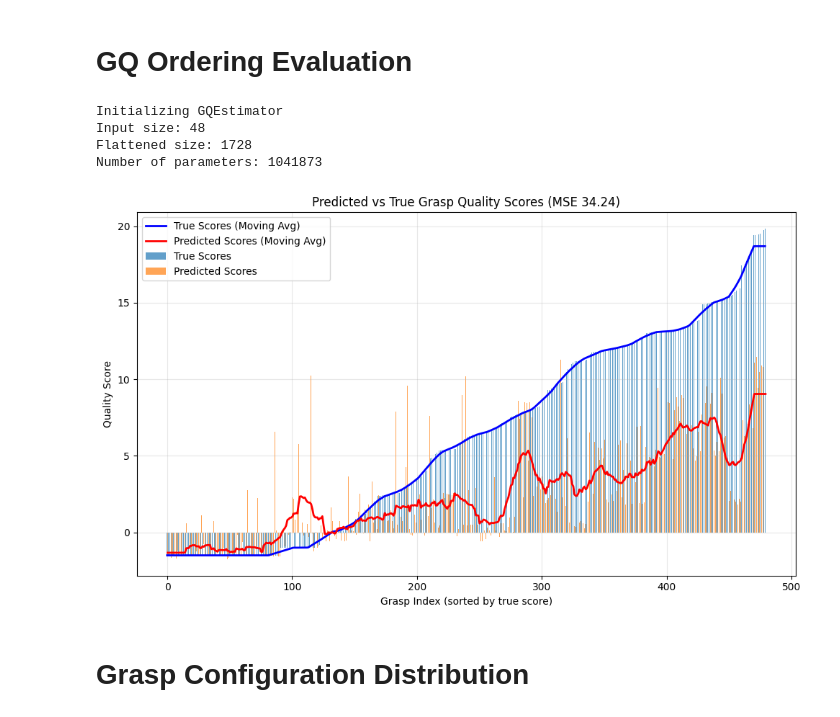
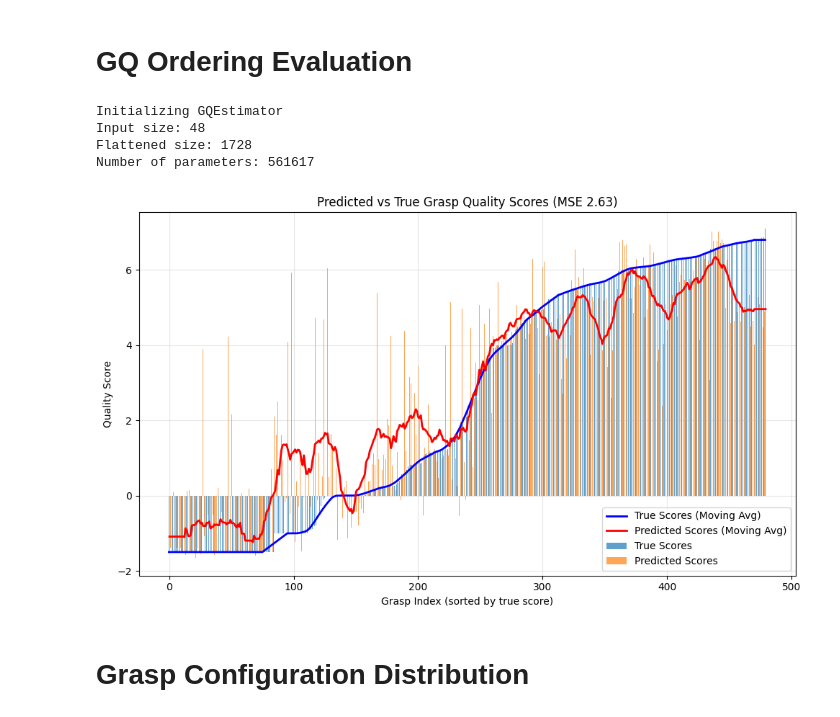
Before and after one commit to hannesill/grasp-quality, a Jupyter notebook: experiments.ipynb, the cells around one changed output. Saved outputs shown, nothing was run; the diff lists cells and outputs as text; code cells hidden in the pictures.

```diff
--- a/experiments.ipynb
+++ b/experiments.ipynb
@@ -14,0 +17,20 @@ Found 15547 scenes
+# %%
+sample = dataset[3*480]
+sdf = sample['sdf']
+
+# Create a figure
+plt.figure(figsize=(10, 6))
+
+# Plot the middle slice of the SDF
+slice_idx = int(sdf.shape[2] * 0.5)
+plt.imshow(sdf[:, :, slice_idx], cmap='RdBu')
+
+# Add a colorbar
+plt.colorbar(label='SDF Value')
+
+# Add labels and title
+plt.xlabel('X')
+plt.ylabel('Y')
+plt.title(f'SDF Visualization (Z slice {slice_idx})')
+
+plt.show()
@@ -16,9 +40,9 @@ Found 15547 scenes
 # GQ Ordering Evaluation
 # %%
 device = torch.device('cuda' if torch.cuda.is_available() else 'cpu')
-model_path = "checkpoints/gq/hi0718-5M-b128-llr1e-3-m_l_base_8_cont.pth"
+model_path = "checkpoints/gq/hi0718-5M-b128-llr1e-3-m_l_base_8_v2.pth"
 # model_path = "checkpoints/gq/lu1-100k-b128-lr3.pth"
-model = GQEstimatorH(input_size=48, base_channels=8, fc_dims=[512, 128, 64])
+model = GQEstimatorH(input_size=48, base_channels=8, fc_dims=[256, 128, 64])
 # model = GQEstimator(input_size=48, base_channels=16, fc_dims=[32, 16])
 weights = torch.load(model_path, map_location=device)
 # weights = { k.replace("_orig_mod.", ""): v for (k, v) in weights.items() }
@@ -27,7 +51,7 @@ model.load_state_dict(weights)
 model.to(device)
 model.eval()
 
-with np.load(dataset.data_files[0]) as scene_data:
+with np.load(dataset.data_files[1]) as scene_data:
     sdf = scene_data["sdf"]
     translation = scene_data["translation"]
     scale = scene_data["global_scale"]
@@ -64,35 +88,35 @@ scores_sorted = scores[sort_idx]
 scores_pred_sorted = scores_pred[sort_idx]
 
 x = np.arange(len(scores))
 width = 0.35  # Width of bars
 
 # Plot bars
 plt.bar(x - width/2, scores_sorted, width, label='True Scores', alpha=0.7)
 plt.bar(x + width/2, scores_pred_sorted, width, label='Predicted Scores', alpha=0.7)
 
 # Calculate and plot moving averages
 window = 20  # Window size for moving average
 true_ma = np.pad(np.convolve(scores_sorted, np.ones(window)/window, mode='valid'),
                  (window//2, (window-1)//2), mode='edge')
 pred_ma = np.pad(np.convolve(scores_pred_sorted, np.ones(window)/window, mode='valid'),
                  (window//2, (window-1)//2), mode='edge')
 ma_x = x
 
 plt.plot(ma_x - width/2, true_ma, 'blue', label='True Scores (Moving Avg)', linewidth=2)
 plt.plot(ma_x + width/2, pred_ma, 'red', label='Predicted Scores (Moving Avg)', linewidth=2)
 
 plt.xlabel('Grasp Index (sorted by true score)')
 plt.ylabel('Quality Score')
 plt.title(f'Predicted vs True Grasp Quality Scores (MSE {mse:.2f})')
 plt.legend()
 plt.grid(True, alpha=0.3)
 plt.tight_layout()
 # %% [output]
 Initializing GQEstimator
 Input size: 48
 Flattened size: 1728
-Number of parameters: 1041873
+Number of parameters: 561617
-[figure, old version]
+[figure, new version]
 # %% [markdown]
 # Grasp Configuration Distribution
 # %%
```
Also changed, not shown: parts of 7 cells of this notebook.
